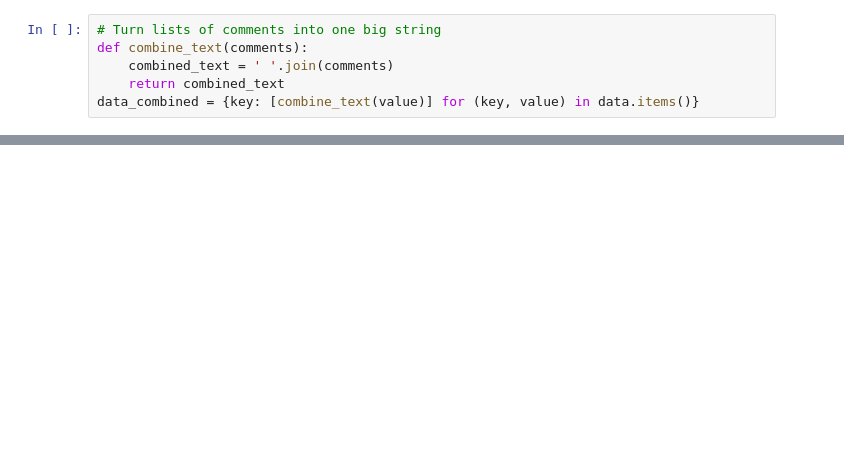
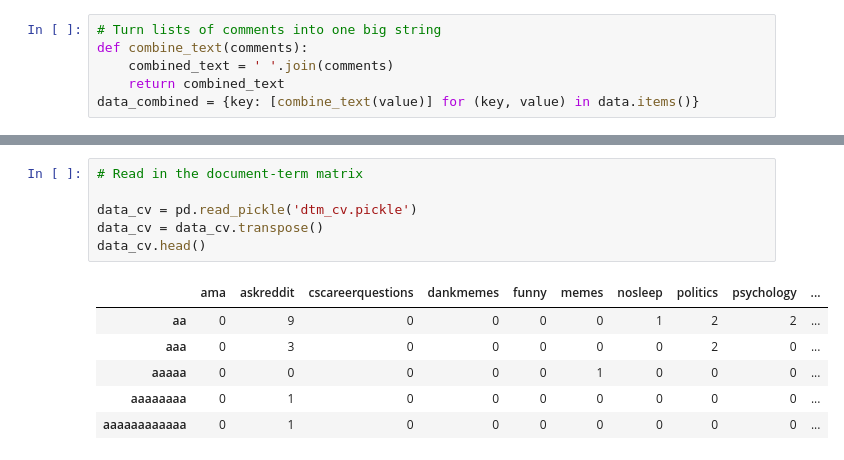
Before and after one commit to nhorton04/Reddit_Comments, a Jupyter notebook: my_comments.ipynb, the cells around one changed output, grey strips where cells are left out. Drawn from its saved outputs; the diff is of its cells as text; blank space fills up the shorter version.

```diff
--- a/my_comments.ipynb
+++ b/my_comments.ipynb
@@ -102,0 +197,13 @@ data_clean
+# %%
+# Read in the document-term matrix
+
+data_cv = pd.read_pickle('dtm_cv.pickle')
+data_cv = data_cv.transpose()
+data_cv.head()
+# %% [output]
+|  | ama | askreddit | cscareerquestions | dankmemes | funny | memes | nosleep | politics | psychology | ... |
+| aa | 0 | 9 | 0 | 0 | 0 | 0 | 1 | 2 | 2 | ... |
+| aaa | 0 | 3 | 0 | 0 | 0 | 0 | 0 | 2 | 0 | ... |
+| aaaaa | 0 | 0 | 0 | 0 | 0 | 1 | 0 | 0 | 0 | ... |
+| aaaaaaaa | 0 | 1 | 0 | 0 | 0 | 0 | 0 | 0 | 0 | ... |
+| aaaaaaaaaaaa | 0 | 1 | 0 | 0 | 0 | 0 | 0 | 0 | 0 | ... |
```
Also changed, not shown: parts of 37 cells of this notebook, 39 other files.
